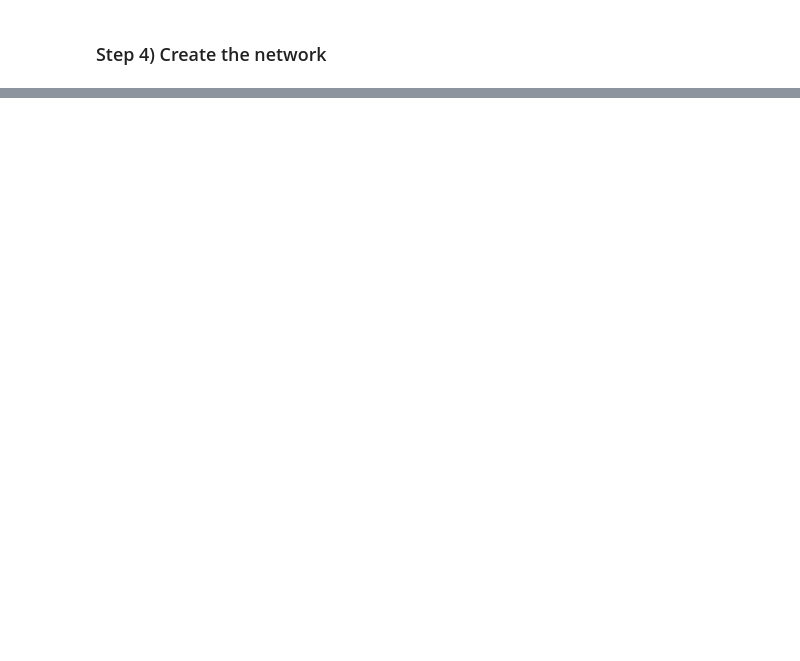
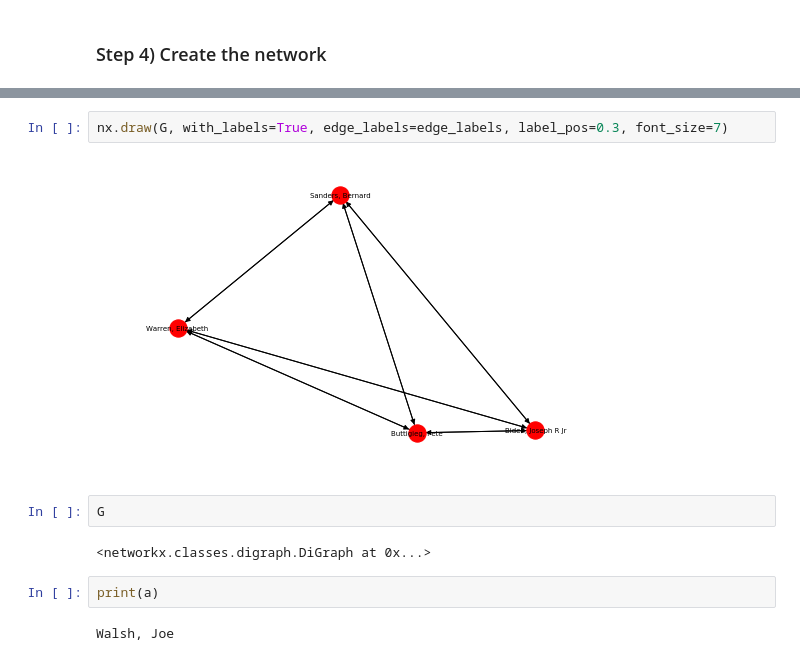
Before and after one commit to jschless/election-finance, a Jupyter notebook: fd_multiple_candidates_network.ipynb, the cells around one changed output, grey strips where cells are left out. Drawn from its saved outputs; the diff is of its cells as text; blank space fills up the shorter version.

```diff
--- a/fd_multiple_candidates_network.ipynb
+++ b/fd_multiple_candidates_network.ipynb
@@ -144,0 +296,12 @@ df.sort_values('contb_receipt_amt', ascending=False)
+# %%
+nx.draw(G, with_labels=True, edge_labels=edge_labels, label_pos=0.3, font_size=7)
+# %% [output]
+[figure, added]
+# %%
+G
+# %% [output]
+<networkx.classes.digraph.DiGraph at 0x...>
+# %%
+print(a)
+# %% [output]
+Walsh, Joe
```
Also changed, not shown: parts of 33 cells of this notebook, 1 other file.
